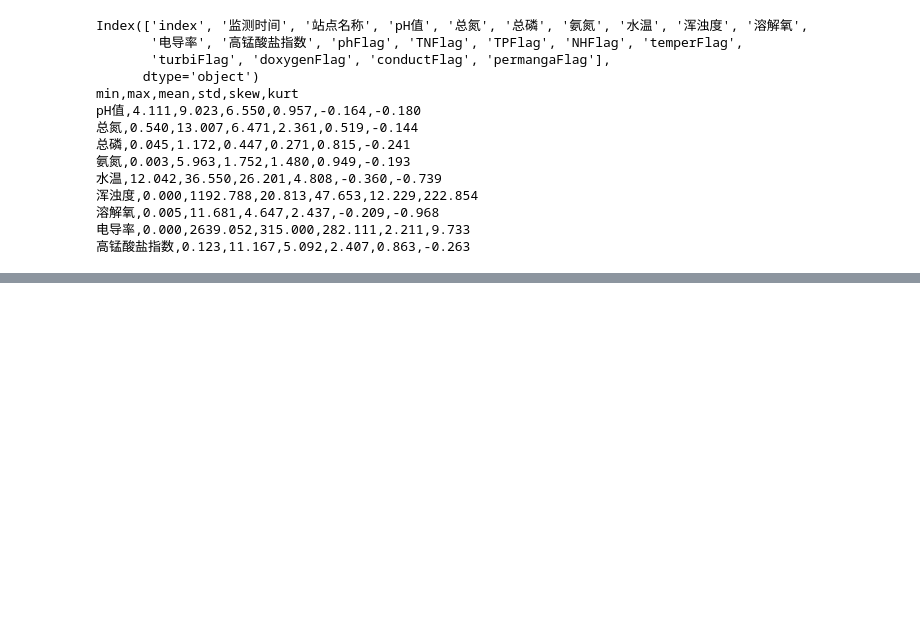
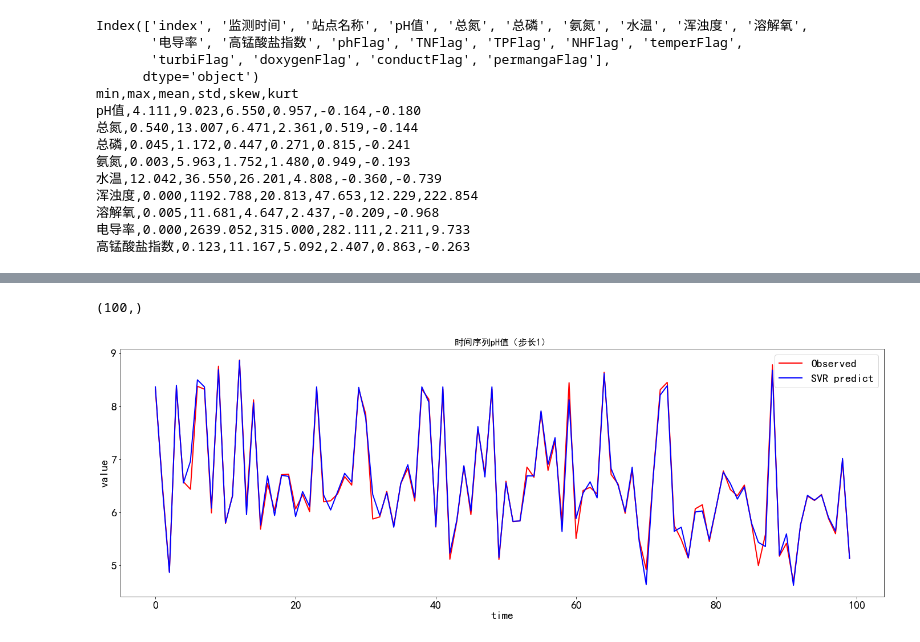
Before and after one commit to LeonardYoung/Graph-WaveNet, a Jupyter notebook: work.ipynb, the cells around one changed output, grey strips where cells are left out. Drawn from its saved outputs; the diff is of its cells as text; code cells hidden in the pictures; blank space fills up the shorter version.

```diff
--- a/work.ipynb
+++ b/work.ipynb
@@ -81,0 +164,51 @@ pH值,4.111,9.023,6.550,0.957,-0.164,-0.180
+# %%
+factors = ['pH值', '总氮', '总磷', '氨氮', '水温', '浑浊度', '溶解氧', '电导率', '高锰酸盐指数']
+factors_en = ['pH', 'TN', 'TP', 'NH$_3$', '水温', '浑浊度', 'DO', '电导率', 'CODmn']
+
+import numpy as np
+from sklearn import linear_model
+import matplotlib.pyplot as plt
+import os
+
+place='shangban'
+
+for fac in [0,1,2,3,6,8]:
+    for step in range(3):
+        y = np.load(f'data/output/{place}/y/BagSVR/BagSVR_fac{fac}_step{step}.npz')
+        # seq_len = int(y['y_test'].size/10)
+        seq_len = int(100)
+        y_test = y['y_test'][:seq_len]
+        y_pred = y['y_pred'][:seq_len]
+        fig = plt.figure()
+        ax = fig.add_subplot()
+
+        print(y_test.shape)
+
+        xx = np.array(range(y_test.size))
+
+        plt.rcParams['font.sans-serif']=['SimHei']#显示中文标签
+        plt.rcParams['figure.figsize']=(24,8)
+        plt.rcParams.update({'font.size':20})
+        plt.xlabel('time',fontsize=20)
+        plt.ylabel('value',fontsize=20)
+
+
+        ax.plot(xx,y_test, color='red', linewidth=2,label='Observed')
+        ax.plot(xx,y_pred, color='blue', linewidth=2,label='SVR predict')
+        plt.legend()
+
+        # 保存
+        save_root = f'data/output/shangban/figure/merge'
+        if not os.path.exists(save_root):
+            os.makedirs(save_root)
+        plt.title(f'时间序列{factors[fac]}（步长{step+1}）',fontsize=16)
+        # plt.text(0.05,0.8,f'y={k[0][0]:.3f}x+{b[0]:.3f}\nR2={r2:.3f}',
+        #          fontsize=16,transform=ax.transAxes)
+        plt.savefig(f'{save_root}/时间序列_{factors[fac]}.png'
+                    ,dpi=960,bbox_inches = 'tight')
+        plt.show()
+        break
+    break
+# %% [output]
+(100,)
+[figure, added]
```
Also changed, not shown: parts of 9 cells of this notebook, 12 other files.
